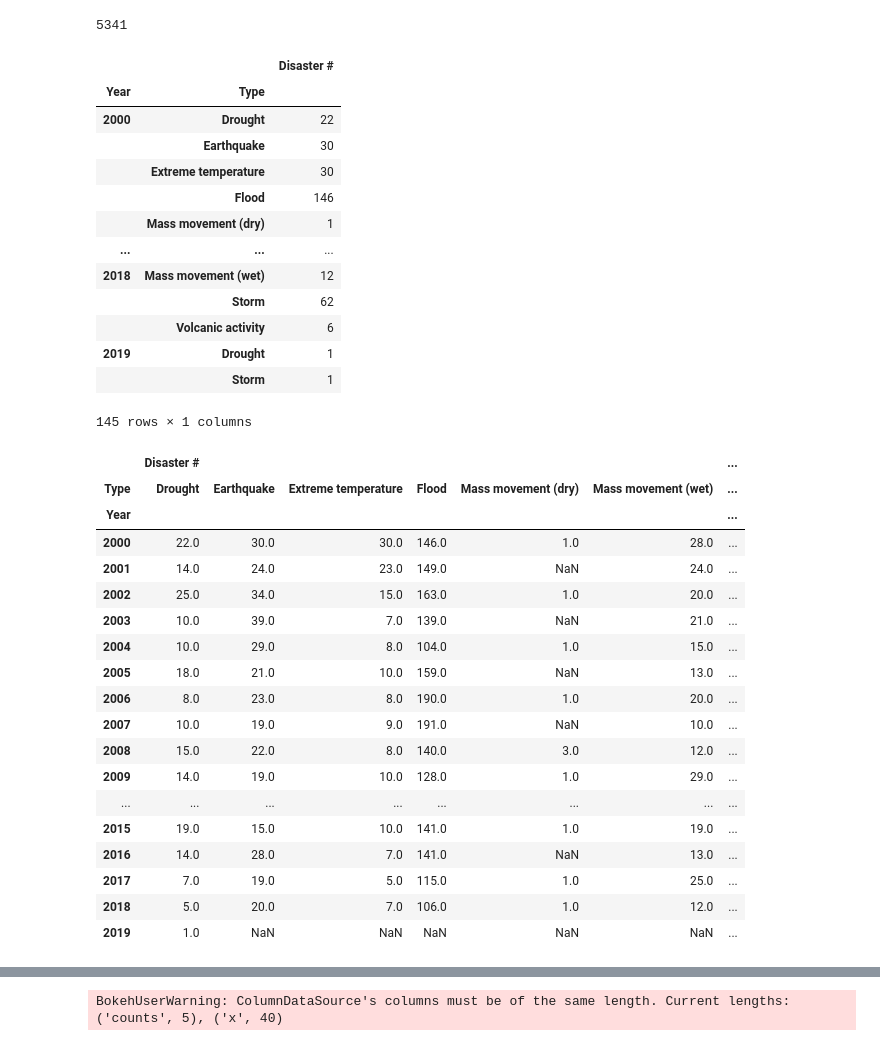
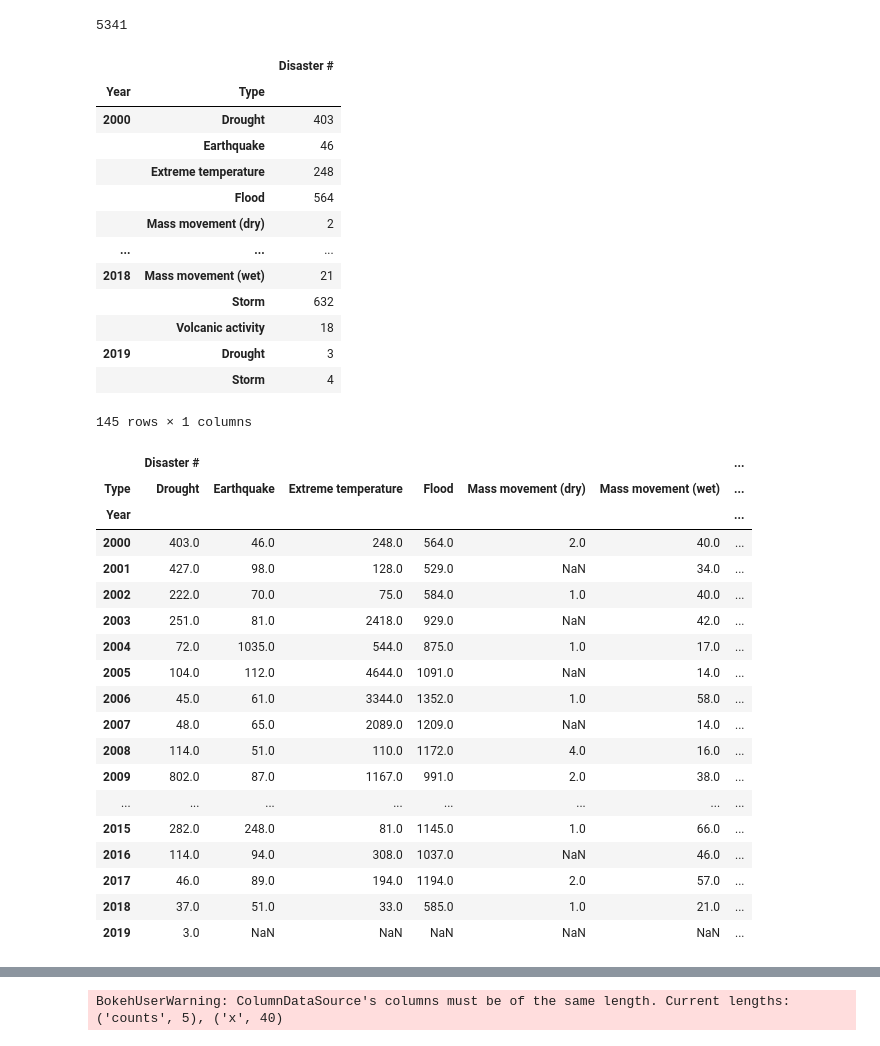
Before and after one commit to KeeganDavis/bootcamp-project-3, a Jupyter notebook: devs/connor/static/python/bokeh_plots.ipynb, the cells around one changed output, grey strips where cells are left out. Drawn from its saved outputs; the diff is of its cells as text; code cells hidden in the pictures.

```diff
--- a/devs/connor/static/python/bokeh_plots.ipynb
+++ b/devs/connor/static/python/bokeh_plots.ipynb
@@ -67,22 +67,22 @@ data['Disaster #'].nunique()
 5341
 # %%
 #Create df for disaster count by year
-year_df = data[['Year', 'Type', 'Disaster #']].groupby(['Year', 'Type']).nunique()
+year_df = data[['Year', 'Type', 'Disaster #']].groupby(['Year', 'Type']).count()
 year_df
 # %% [output]
 |  |  | Disaster # |
 | Year | Type |  |
-| 2000 | Drought | 22 |
-|  | Earthquake | 30 |
-|  | Extreme temperature | 30 |
-|  | Flood | 146 |
-|  | Mass movement (dry) | 1 |
+| 2000 | Drought | 403 |
+|  | Earthquake | 46 |
+|  | Extreme temperature | 248 |
+|  | Flood | 564 |
+|  | Mass movement (dry) | 2 |
 | ... | ... | ... |
-| 2018 | Mass movement (wet) | 12 |
-|  | Storm | 62 |
-|  | Volcanic activity | 6 |
-| 2019 | Drought | 1 |
-|  | Storm | 1 |
+| 2018 | Mass movement (wet) | 21 |
+|  | Storm | 632 |
+|  | Volcanic activity | 18 |
+| 2019 | Drought | 3 |
+|  | Storm | 4 |
 145 rows × 1 columns
 # %%
 # unstack df to get a more usable dataframe for graphing
@@ -92,22 +92,22 @@ year_df
 |  | Disaster # |  |  |  |  |  | ... |
 | Type | Drought | Earthquake | Extreme temperature | Flood | Mass movement (dry) | Mass movement (wet) | ... |
 | Year |  |  |  |  |  |  | ... |
-| 2000 | 22.0 | 30.0 | 30.0 | 146.0 | 1.0 | 28.0 | ... |
-| 2001 | 14.0 | 24.0 | 23.0 | 149.0 | NaN | 24.0 | ... |
-| 2002 | 25.0 | 34.0 | 15.0 | 163.0 | 1.0 | 20.0 | ... |
-| 2003 | 10.0 | 39.0 | 7.0 | 139.0 | NaN | 21.0 | ... |
-| 2004 | 10.0 | 29.0 | 8.0 | 104.0 | 1.0 | 15.0 | ... |
-| 2005 | 18.0 | 21.0 | 10.0 | 159.0 | NaN | 13.0 | ... |
-| 2006 | 8.0 | 23.0 | 8.0 | 190.0 | 1.0 | 20.0 | ... |
-| 2007 | 10.0 | 19.0 | 9.0 | 191.0 | NaN | 10.0 | ... |
-| 2008 | 15.0 | 22.0 | 8.0 | 140.0 | 3.0 | 12.0 | ... |
-| 2009 | 14.0 | 19.0 | 10.0 | 128.0 | 1.0 | 29.0 | ... |
+| 2000 | 403.0 | 46.0 | 248.0 | 564.0 | 2.0 | 40.0 | ... |
+| 2001 | 427.0 | 98.0 | 128.0 | 529.0 | NaN | 34.0 | ... |
+| 2002 | 222.0 | 70.0 | 75.0 | 584.0 | 1.0 | 40.0 | ... |
+| 2003 | 251.0 | 81.0 | 2418.0 | 929.0 | NaN | 42.0 | ... |
+| 2004 | 72.0 | 1035.0 | 544.0 | 875.0 | 1.0 | 17.0 | ... |
+| 2005 | 104.0 | 112.0 | 4644.0 | 1091.0 | NaN | 14.0 | ... |
+| 2006 | 45.0 | 61.0 | 3344.0 | 1352.0 | 1.0 | 58.0 | ... |
+| 2007 | 48.0 | 65.0 | 2089.0 | 1209.0 | NaN | 14.0 | ... |
+| 2008 | 114.0 | 51.0 | 110.0 | 1172.0 | 4.0 | 16.0 | ... |
+| 2009 | 802.0 | 87.0 | 1167.0 | 991.0 | 2.0 | 38.0 | ... |
 | ... | ... | ... | ... | ... | ... | ... | ... |
-| 2015 | 19.0 | 15.0 | 10.0 | 141.0 | 1.0 | 19.0 | ... |
-| 2016 | 14.0 | 28.0 | 7.0 | 141.0 | NaN | 13.0 | ... |
-| 2017 | 7.0 | 19.0 | 5.0 | 115.0 | 1.0 | 25.0 | ... |
-| 2018 | 5.0 | 20.0 | 7.0 | 106.0 | 1.0 | 12.0 | ... |
-| 2019 | 1.0 | NaN | NaN | NaN | NaN | NaN | ... |
+| 2015 | 282.0 | 248.0 | 81.0 | 1145.0 | 1.0 | 66.0 | ... |
+| 2016 | 114.0 | 94.0 | 308.0 | 1037.0 | NaN | 46.0 | ... |
+| 2017 | 46.0 | 89.0 | 194.0 | 1194.0 | 2.0 | 57.0 | ... |
+| 2018 | 37.0 | 51.0 | 33.0 | 585.0 | 1.0 | 21.0 | ... |
+| 2019 | 3.0 | NaN | NaN | NaN | NaN | NaN | ... |
 # %%
 #Create line plot of disasters over time. Output will be one graph with 8 lines (1 for each disaster type)
 
```
Also changed, not shown: parts of 4 cells of this notebook, 3 other files.
